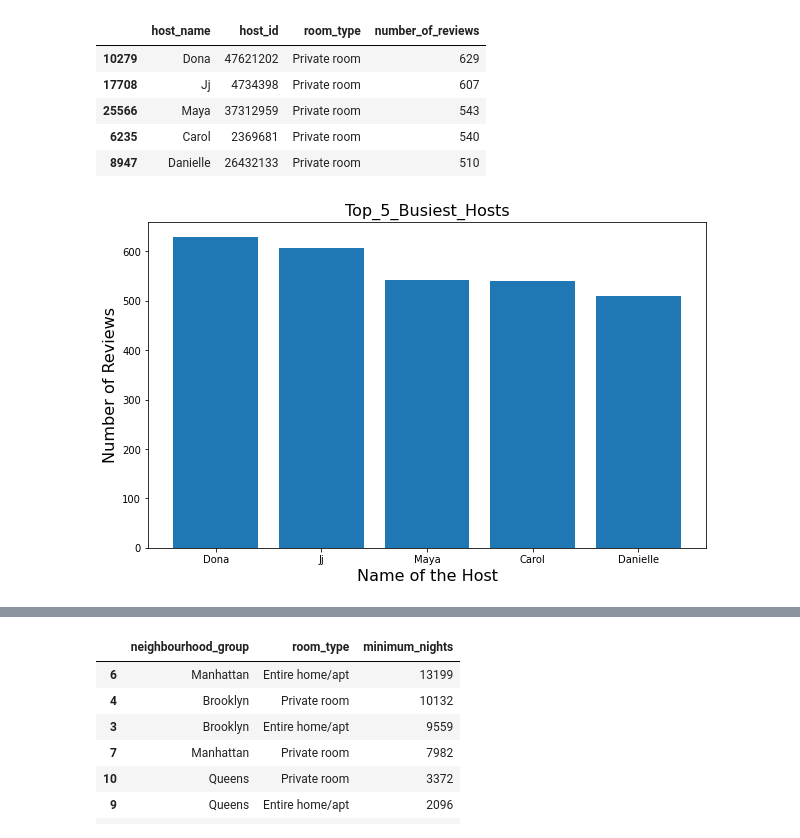
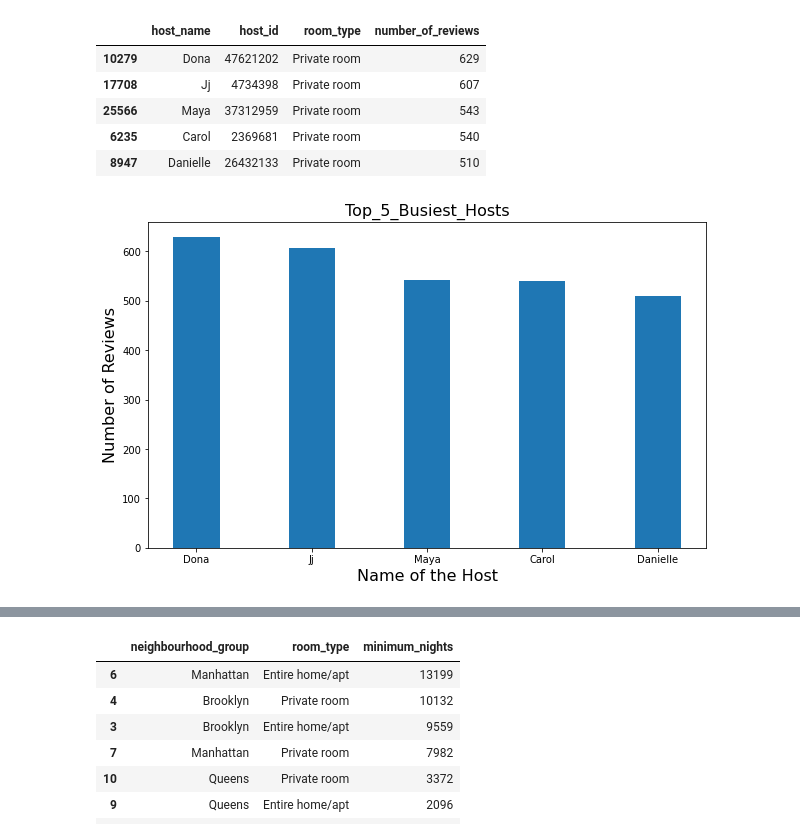
Before and after one commit to Navjotkhatri/Airbnb-Bookings-Analysis, a Jupyter notebook: EDA_Airbnb_Bookings_Analysis_Capstone_Project.ipynb, the cells around one changed output, grey strips where cells are left out. Drawn from its saved outputs; the diff is of its cells as text; code cells hidden in the pictures.

```diff
--- a/EDA_Airbnb_Bookings_Analysis_Capstone_Project.ipynb
+++ b/EDA_Airbnb_Bookings_Analysis_Capstone_Project.ipynb
@@ -325,12 +369,12 @@ busiest_hosts
 # %%
 name = busiest_hosts['host_name']
 reviews = busiest_hosts['number_of_reviews']
 
 fig = plt.figure(figsize = (10,6))
-plt.bar(name, reviews)
+plt.bar(name, reviews ,width = 0.4)
 plt.xlabel("Name of the Host",fontsize = 16)
 plt.ylabel("Number of Reviews",fontsize = 16)
 plt.title("Top_5_Busiest_Hosts",fontsize = 16)
 plt.show()
 # %% [output]
-[figure, old version]
+[figure, new version]
```
Also changed, not shown: parts of 55 cells of this notebook.
